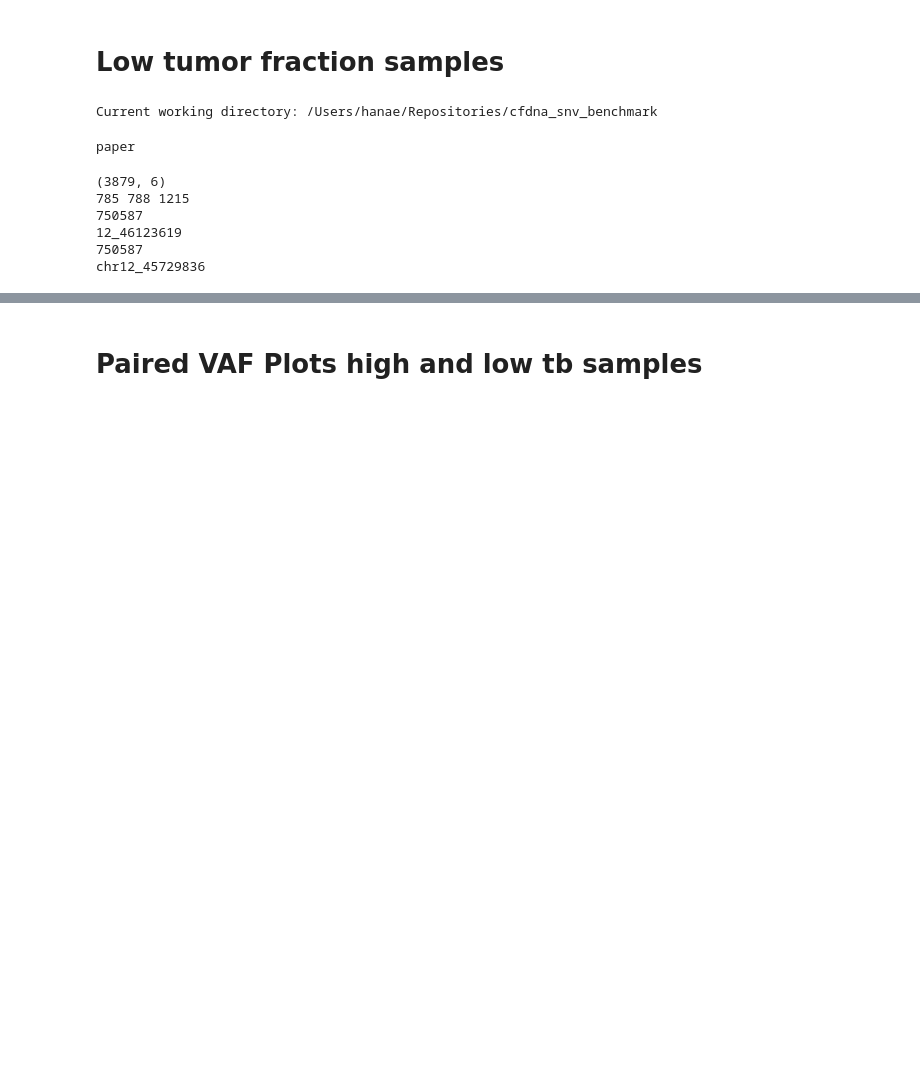
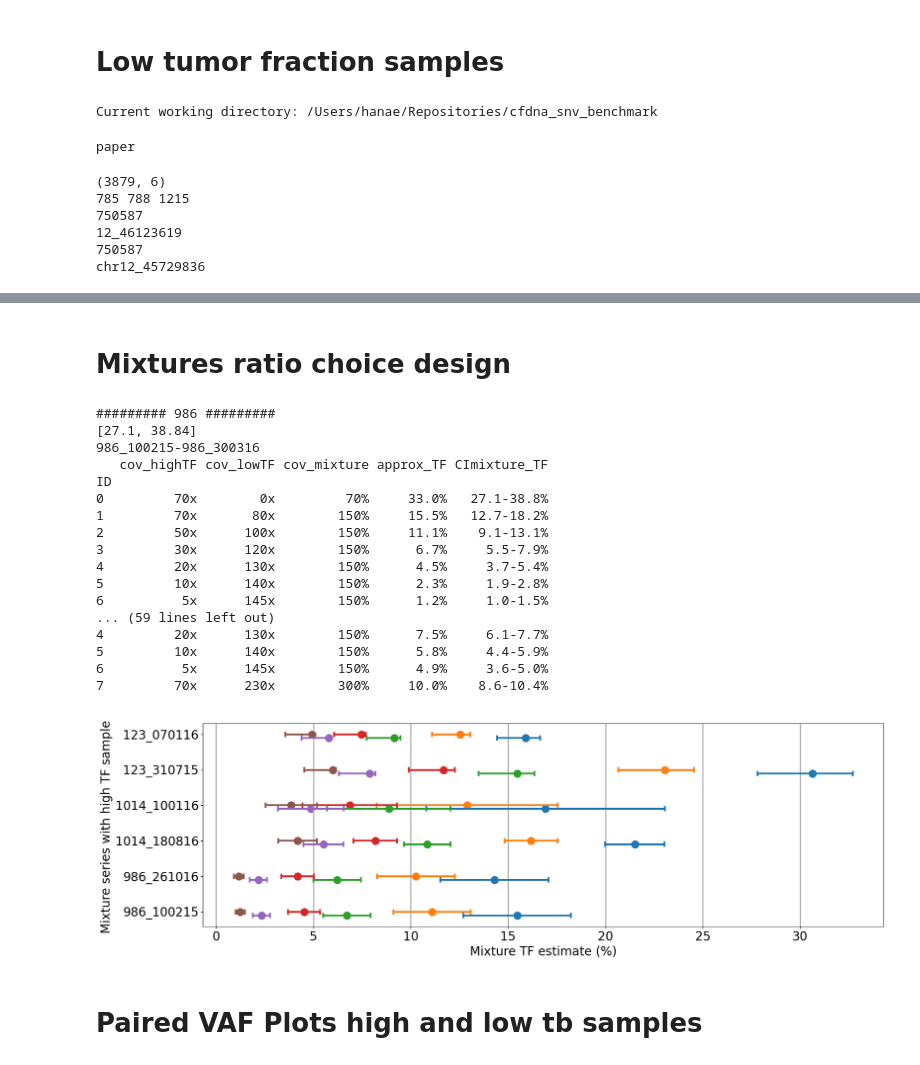
Before and after one commit to hanaecarrie/cfdna_snv_benchmark, a Jupyter notebook: notebooks/lowtfsamples_analysis.ipynb, the cells around one changed output, grey strips where cells are left out. Saved outputs shown, nothing was run; the diff lists cells and outputs as text; code cells hidden in the pictures; blank space fills up the shorter version.

```diff
--- a/notebooks/lowtfsamples_analysis.ipynb
+++ b/notebooks/lowtfsamples_analysis.ipynb
@@ -77,2 +429,81 @@ chr12_45729836
+# %% [markdown]
+# Mixtures ratio choice design
+# %%
+tfestimates_dict = {
+    986: {'lowtf': ['300316', 0.15, [0.1, 0.2]],
+          'hightf1': ['100215', 32.97, [27.10, 38.84]],
+          'hightf2': ['261016', 30.48, [24.59, 36.37]],
+          },
+    1014: {'lowtf': ['090616', 2.85, [1.9, 3.8]],
+          'hightf1': ['180816', 42.83, [40.65, 45.01]],
+          'hightf2': ['100116', 33.00, [20.95, 45.05]],
+          },
+    123: {'lowtf': ['121115', 4.1, [2.73, 4.1]],
+          'hightf1': ['310715', 60.95, [56.5, 65.4]],
+          'hightf2': ['070116', 29.4, [27.8, 31.0]],
+          }
+}
+
+
+colors=['tab:blue', 'tab:orange', 'tab:green', 'tab:red', 'tab:purple', 'tab:brown', 'tab:pink', 'tab:grey']
+c = 0
+mixturenames = []
+plt.figure(figsize=(20,6))
+plt.grid(axis='x')
+for patient, patientdict in tfestimates_dict.items():
+    print('######### ' + str(patient) + ' #########')
+    lowtfsample, approxtflow, citflow = patientdict['lowtf']
+    for hightf in ['hightf1', 'hightf2']:
+        hightfsample, approxtfhigh, citfhigh = patientdict[hightf]
+        print(citfhigh)
+        mixturename = str(patient) + '_' + hightfsample + '-' + str(patient) + '_' + lowtfsample
+        print(mixturename)
+        mixturenames.append(str(patient) + '_' + hightfsample)
+        mixtures_df = pd.DataFrame()
+        mixtures_df['cov_highTF'] = [70, 70, 50, 30, 20, 10, 5, 70]
+        mixtures_df['cov_lowTF'] = [0, 80, 100, 120, 130, 140, 145, 230]
+        mixtures_df['cov_mixture'] = mixtures_df['cov_highTF'] + mixtures_df['cov_lowTF']
+        mixtures_df['approx_TF'] = (approxtfhigh * mixtures_df['cov_highTF'] + approxtflow * mixtures_df['cov_lowTF'])/mixtures_df['cov_mixture']
+        mixtures_df['minCI_TF'] = (citfhigh[0] * mixtures_df['cov_highTF'] + citflow[0] * mixtures_df['cov_lowTF'])/mixtures_df['cov_mixture']
+        mixtures_df['maxCI_TF'] = (citfhigh[1] * mixtures_df['cov_highTF'] + citflow[1] * mixtures_df['cov_lowTF'])/mixtures_df['cov_mixture']
+        for s in range(1, mixtures_df.shape[0]-1):
+            plt.scatter(mixtures_df.loc[s,'approx_TF'], c+0.1*(-1)*(s%2), c=colors[s-1], label='mixture '+str(s), s=150)
+            plt.plot([mixtures_df.loc[s, 'minCI_TF'], mixtures_df.loc[s, 'maxCI_TF']], [c+0.1*(-1)*(s%2), c+0.1*(-1)*(s%2)], c=colors[s-1], lw=3)
+            plt.plot([mixtures_df.loc[s, 'minCI_TF'], mixtures_df.loc[s, 'minCI_TF']], [c+0.1*(-1)*(s%2)-0.05, c+0.1*(-1)*(s%2)+0.05], c=colors[s-1], lw=3)
+            plt.plot([mixtures_df.loc[s, 'maxCI_TF'], mixtures_df.loc[s, 'maxCI_TF']], [c+0.1*(-1)*(s%2)-0.05, c+0.1*(-1)*(s%2)+0.05], c=colors[s-1], lw=3)
+        mixtures_df['approx_TF'] = mixtures_df['approx_TF'].round(1).astype(str) + '%'
+        mixtures_df['CImixture_TF'] = mixtures_df['minCI_TF'].round(1).astype(str)+ "-" + mixtures_df['maxCI_TF'].round(1).astype(str) + "%"
+        mixtures_df['cov_highTF'] = mixtures_df['cov_highTF'].astype(str) + "x"
+        mixtures_df['cov_lowTF'] = mixtures_df['cov_lowTF'].astype(str) + "x"
+        mixtures_df['cov_mixture'] = mixtures_df['cov_mixture'].astype(str) + "%"
+        mixtures_df.drop(['minCI_TF', 'maxCI_TF'], axis=1, inplace=True)
+        mixtures_df.index.name='ID'
+        print(mixtures_df.head(10))
+        c+=1
+#for th in [1, 3, 5]:
+#    plt.axvline(x=th, ls='-', c='grey')
+plt.yticks(np.arange(6), mixturenames)
+plt.ylabel('Mixture series with high TF sample ')
+plt.xlabel('Mixture TF estimate (%)')
+plt.show()
+# %% [output]
+######### 986 #########
+[27.1, 38.84]
+986_100215-986_300316
+   cov_highTF cov_lowTF cov_mixture approx_TF CImixture_TF
+ID
+0         70x        0x         70%     33.0%   27.1-38.8%
+1         70x       80x        150%     15.5%   12.7-18.2%
+2         50x      100x        150%     11.1%    9.1-13.1%
+3         30x      120x        150%      6.7%     5.5-7.9%
+4         20x      130x        150%      4.5%     3.7-5.4%
+5         10x      140x        150%      2.3%     1.9-2.8%
+6          5x      145x        150%      1.2%     1.0-1.5%
+... (59 lines left out)
+4         20x      130x        150%      7.5%     6.1-7.7%
+5         10x      140x        150%      5.8%     4.4-5.9%
+6          5x      145x        150%      4.9%     3.6-5.0%
+7         70x      230x        300%     10.0%    8.6-10.4%
+[figure, added]
 # %% [markdown]
 # Paired VAF Plots high and low tb samples
```
Also changed, not shown: parts of 13 cells of this notebook.
